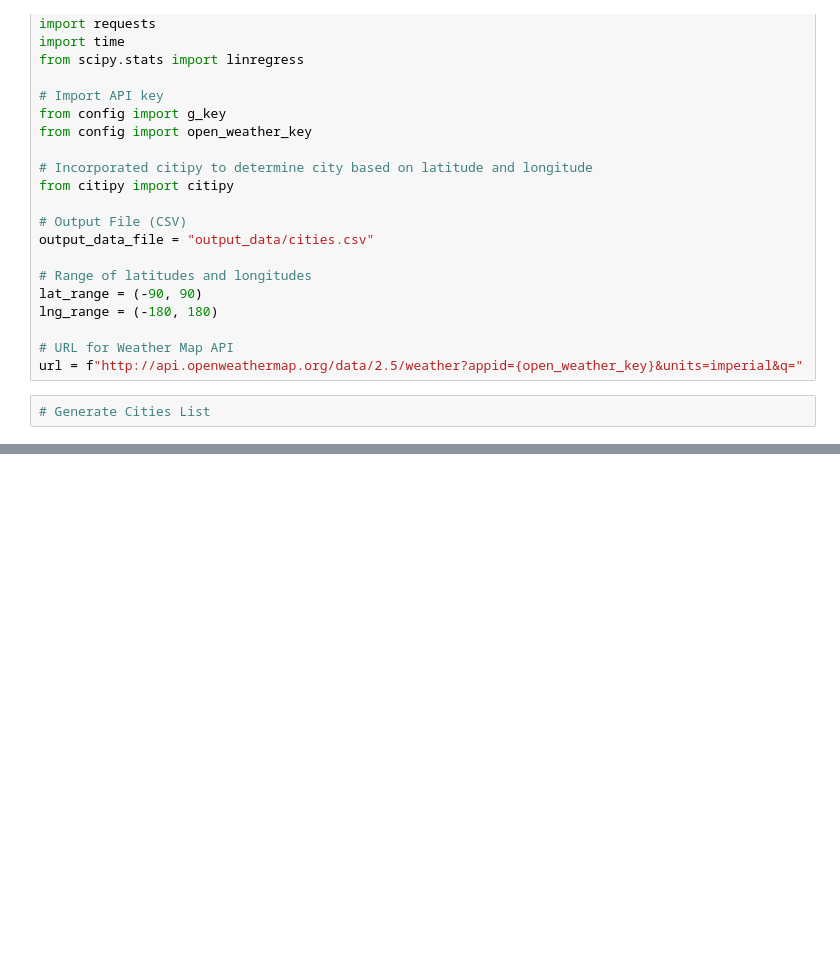
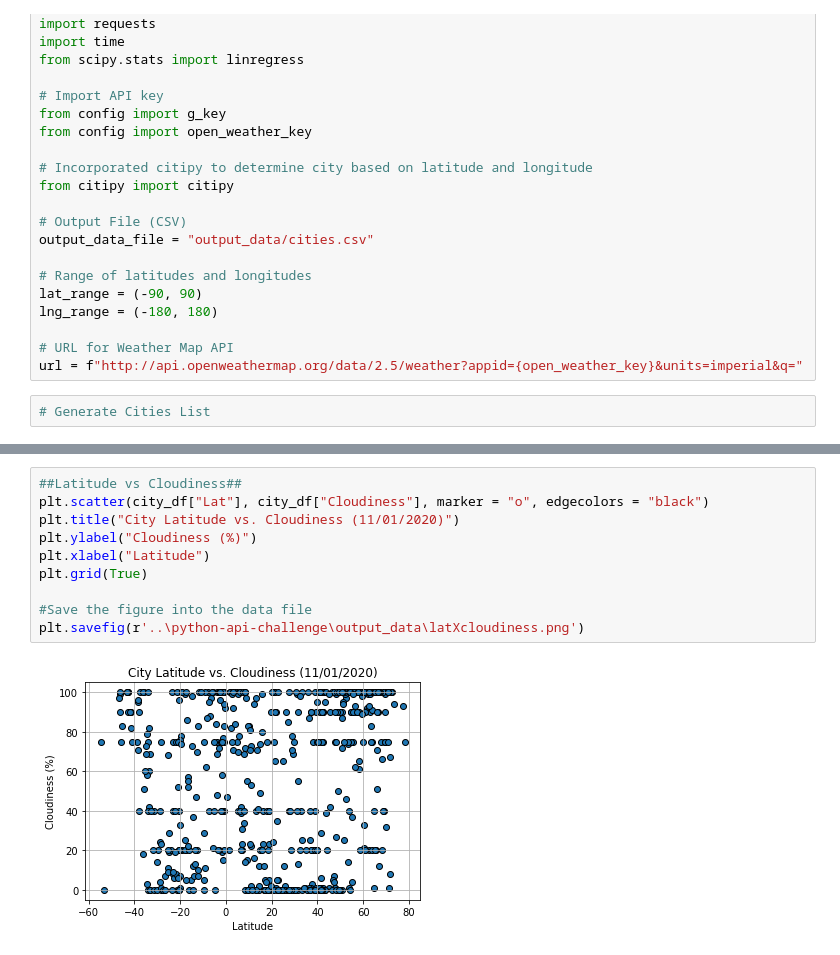
Before and after one commit to TrentELittle/Python-Api-Challenge, a Jupyter notebook: WeatherPy.ipynb, the cells around one changed output, grey strips where cells are left out. Cells and saved outputs as stored; diff of their text form; blank space fills up the shorter version.

```diff
--- a/WeatherPy.ipynb
+++ b/WeatherPy.ipynb
@@ -156,0 +180,12 @@ len(countries)
+# %%
+##Latitude vs Cloudiness##
+plt.scatter(city_df["Lat"], city_df["Cloudiness"], marker = "o", edgecolors = "black")
+plt.title("City Latitude vs. Cloudiness (11/01/2020)")
+plt.ylabel("Cloudiness (%)")
+plt.xlabel("Latitude")
+plt.grid(True)
+
+#Save the figure into the data file
+plt.savefig(r'..\python-api-challenge\output_data\latXcloudiness.png')
+# %% [output]
+[figure, added]
```
Also changed, not shown: parts of 9 cells of this notebook, 5 other files.
